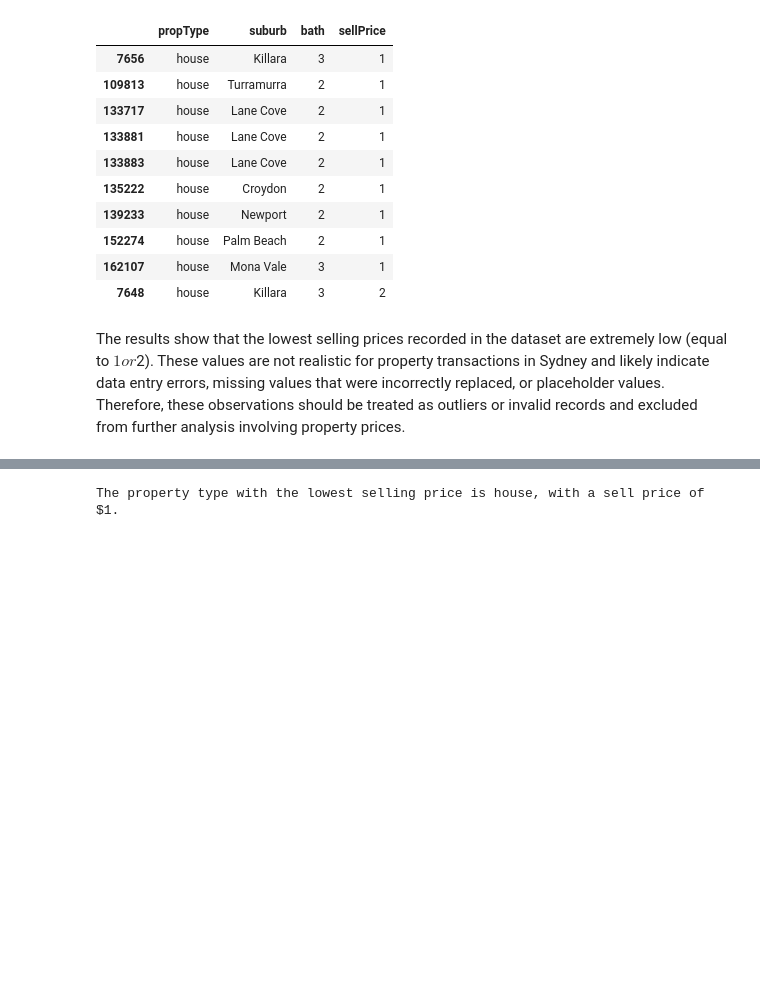
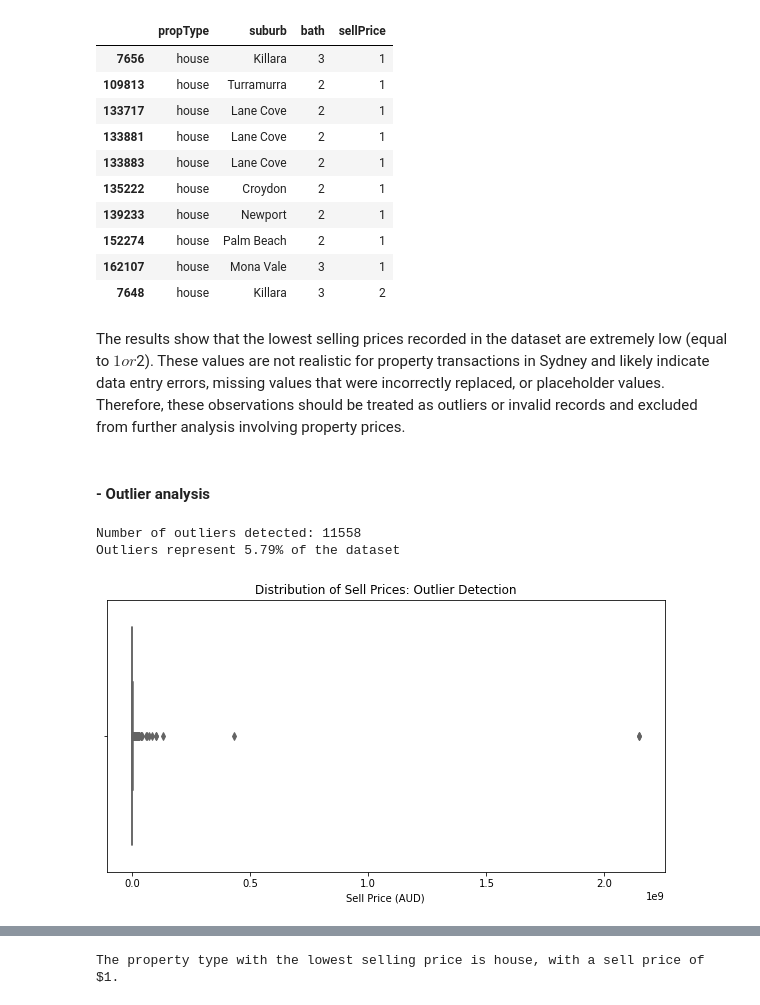
Before and after one commit to melisadigiacomo/sydneyhouseprices, a Jupyter notebook: Sydney_House_Prices.ipynb, the cells around one changed output, grey strips where cells are left out. Cells and saved outputs as stored; diff of their text form; code cells hidden in the pictures; blank space fills up the shorter version.

```diff
--- a/Sydney_House_Prices.ipynb
+++ b/Sydney_House_Prices.ipynb
@@ -267,3 +277,28 @@ Table. Bottom 10 Properties by Price
 | 7648 | house | Killara | 3 | 2 |
 # %% [markdown]
 The results show that the lowest selling prices recorded in the dataset are extremely low (equal to $1 or $2). These values are not realistic for property transactions in Sydney and likely indicate data entry errors, missing values that were incorrectly replaced, or placeholder values. Therefore, these observations should be treated as outliers or invalid records and excluded from further analysis involving property prices.
+# %% [markdown]
+#### - Outlier analysis
+# %%
+# Quartiles and interquartile range (IQR)
+Q1 = df['sellPrice'].quantile(0.25)
+Q3 = df['sellPrice'].quantile(0.75)
+IQR = Q3 - Q1
+
+# Define outliers
+outliers = df[(df['sellPrice'] < (Q1 - 1.5 * IQR)) | (df['sellPrice'] > (Q3 + 1.5 * IQR))]
+
+print(f"Number of outliers detected: {len(outliers)}")
+print(f"Outliers represent {len(outliers)/len(df)*100:.2f}% of the dataset")
+# %% [output]
+Number of outliers detected: 11558
+Outliers represent 5.79% of the dataset
+# %%
+# Outlier visualization
+plt.figure(figsize=(10,5))
+sns.boxplot(data=df, x='sellPrice', color='orchid')
+plt.title('Distribution of Sell Prices: Outlier Detection')
+plt.xlabel('Sell Price (AUD)')
+plt.show()
+# %% [output]
+[figure, added]
```
Also changed, not shown: parts of 23 cells of this notebook.
